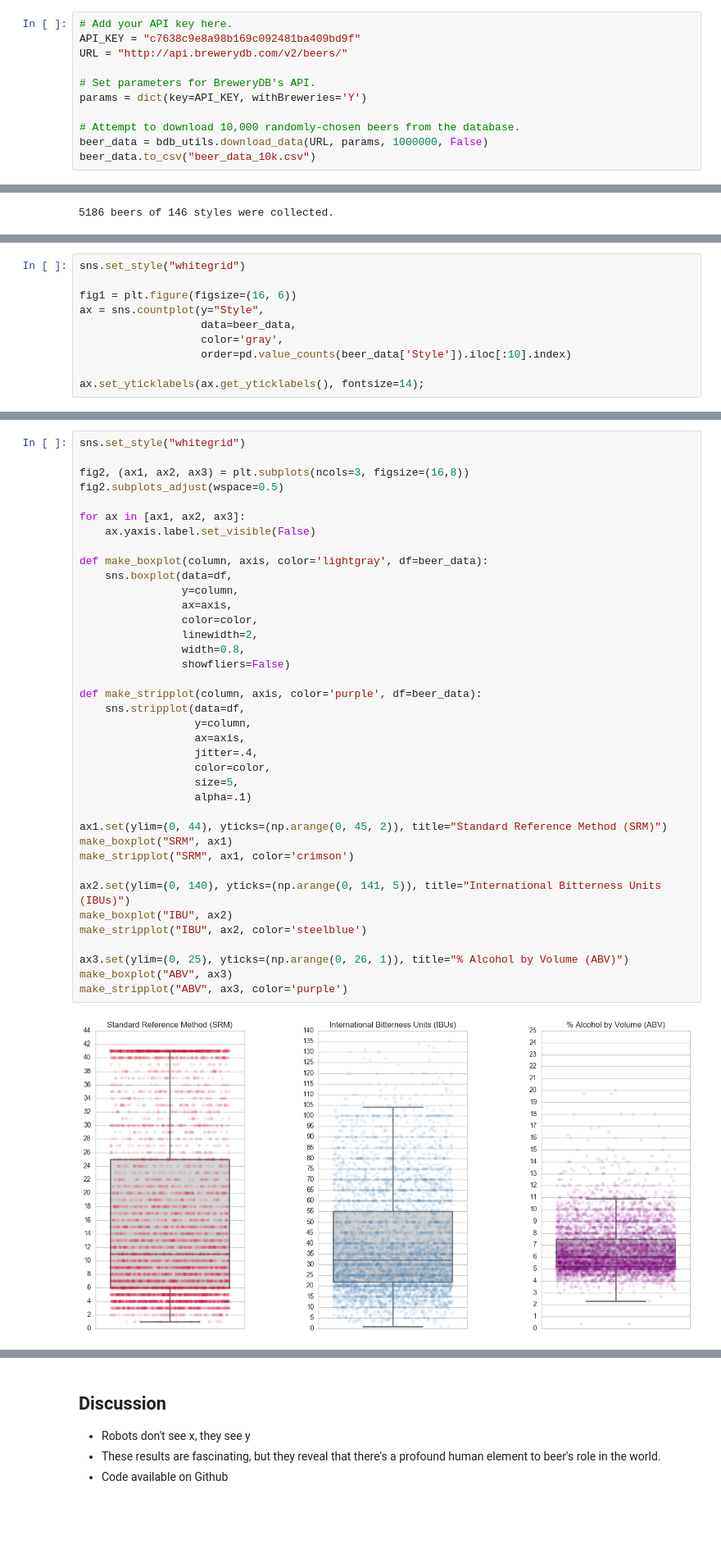
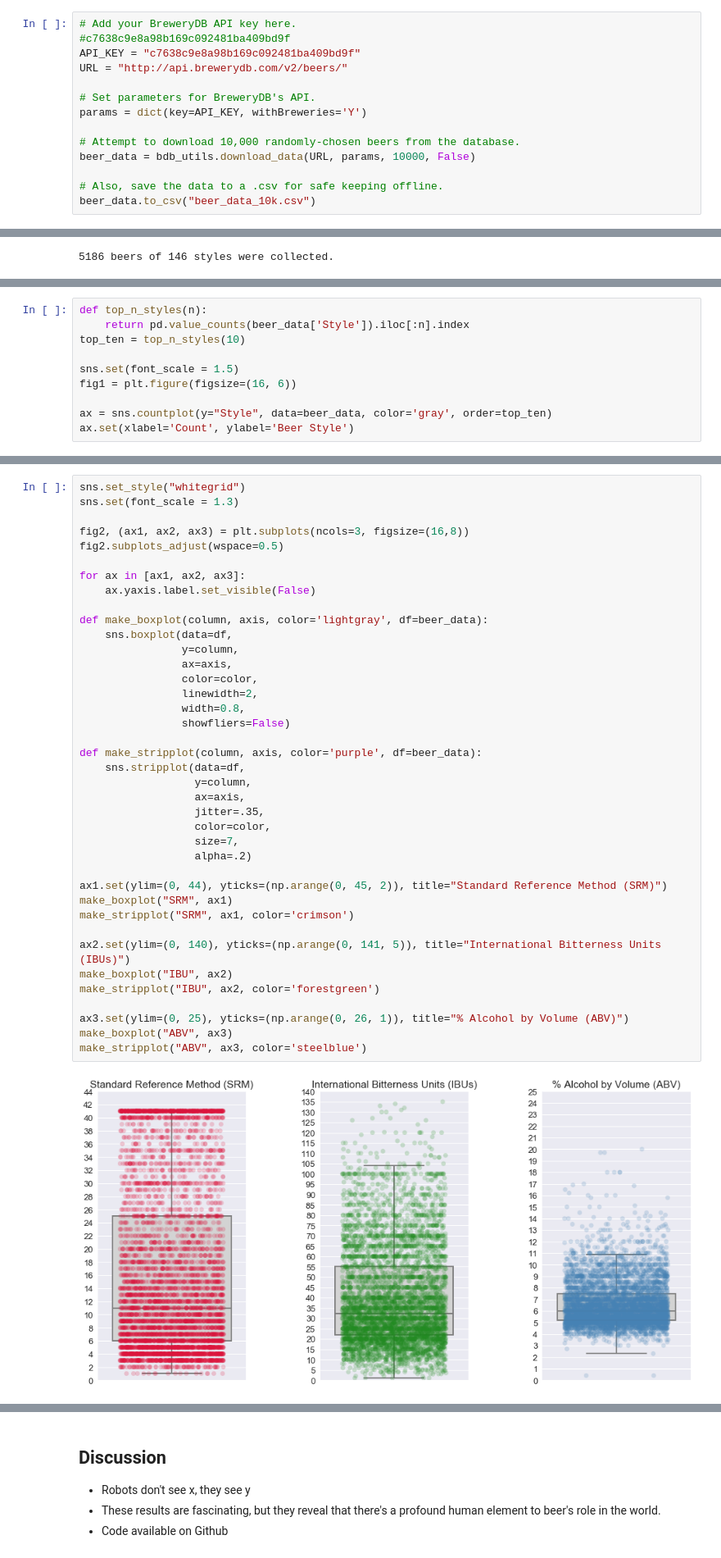
Before and after one commit to mrstepanovic/suds, a Jupyter notebook: beer_clustering.ipynb, the cells around one changed output, grey strips where cells are left out. Shown at 82% size. Drawn from its saved outputs; the diff is of its cells as text; blank space fills up the shorter version.

Commit message:
updated narrative text for beer_clustering

```diff
--- a/beer_clustering.ipynb
+++ b/beer_clustering.ipynb
@@ -30,7 +30,8 @@ import matplotlib.pyplot as plt
 import seaborn as sns
 %matplotlib inline
 # %%
-# Add your API key here.
+# Add your BreweryDB API key here.
+#c7638c9e8a98b169c092481ba409bd9f
 API_KEY = "c7638c9e8a98b169c092481ba409bd9f"
 URL = "http://api.brewerydb.com/v2/beers/"
 
@@ -38,7 +39,9 @@ URL = "http://api.brewerydb.com/v2/beers/"
 params = dict(key=API_KEY, withBreweries='Y')
 
 # Attempt to download 10,000 randomly-chosen beers from the database.
-beer_data = bdb_utils.download_data(URL, params, 1000000, False)
+beer_data = bdb_utils.download_data(URL, params, 10000, False)
+
+# Also, save the data to a .csv for safe keeping offline.
 beer_data.to_csv("beer_data_10k.csv")
 # %% [output]
 Downloading (5514 of 1000000)
@@ -60,12 +66,12 @@ print("{} beers of {} styles were collected.".format(number_of_beers, number_of_
 What are the top 10 most popular styles?
 # %%
-sns.set_style("whitegrid")
+def top_n_styles(n):
+    return pd.value_counts(beer_data['Style']).iloc[:n].index
+top_ten = top_n_styles(10)
 
+sns.set(font_scale = 1.5)
 fig1 = plt.figure(figsize=(16, 6))
-ax = sns.countplot(y="Style",
-                   data=beer_data,
-                   color='gray',
-                   order=pd.value_counts(beer_data['Style']).iloc[:10].index)
 
-ax.set_yticklabels(ax.get_yticklabels(), fontsize=14);
+ax = sns.countplot(y="Style", data=beer_data, color='gray', order=top_ten)
+ax.set(xlabel='Count', ylabel='Beer Style')
 # %% [output]
@@ -76,41 +84,42 @@ American IPAs dominate the dataset by a landslide, followed by pale ales and imp
 What is the distribution of each beer metric?
 # %%
 sns.set_style("whitegrid")
+sns.set(font_scale = 1.3)
 
 fig2, (ax1, ax2, ax3) = plt.subplots(ncols=3, figsize=(16,8))
 fig2.subplots_adjust(wspace=0.5)
 
 for ax in [ax1, ax2, ax3]:
     ax.yaxis.label.set_visible(False)
 
 def make_boxplot(column, axis, color='lightgray', df=beer_data):
     sns.boxplot(data=df,
                 y=column,
                 ax=axis,
                 color=color,
                 linewidth=2,
                 width=0.8,
                 showfliers=False)
 
 def make_stripplot(column, axis, color='purple', df=beer_data):
     sns.stripplot(data=df,
                   y=column,
                   ax=axis,
-                  jitter=.4,
+                  jitter=.35,
                   color=color,
-                  size=5,
-                  alpha=.1)
+                  size=7,
+                  alpha=.2)
 
 ax1.set(ylim=(0, 44), yticks=(np.arange(0, 45, 2)), title="Standard Reference Method (SRM)")
 make_boxplot("SRM", ax1)
 make_stripplot("SRM", ax1, color='crimson')
 
 ax2.set(ylim=(0, 140), yticks=(np.arange(0, 141, 5)), title="International Bitterness Units (IBUs)")
 make_boxplot("IBU", ax2)
-make_stripplot("IBU", ax2, color='steelblue')
+make_stripplot("IBU", ax2, color='forestgreen')
 
 ax3.set(ylim=(0, 25), yticks=(np.arange(0, 26, 1)), title="% Alcohol by Volume (ABV)")
 make_boxplot("ABV", ax3)
-make_stripplot("ABV", ax3, color='purple')
+make_stripplot("ABV", ax3, color='steelblue')
 # %% [output]
-[figure, old version]
+[figure, new version]
```
Also changed, not shown: parts of 19 cells of this notebook.
